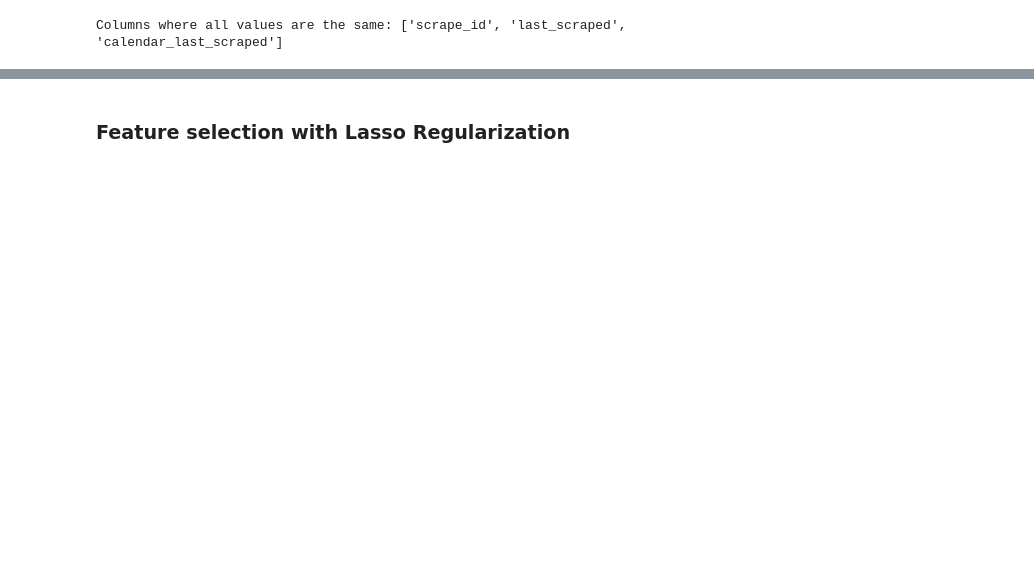
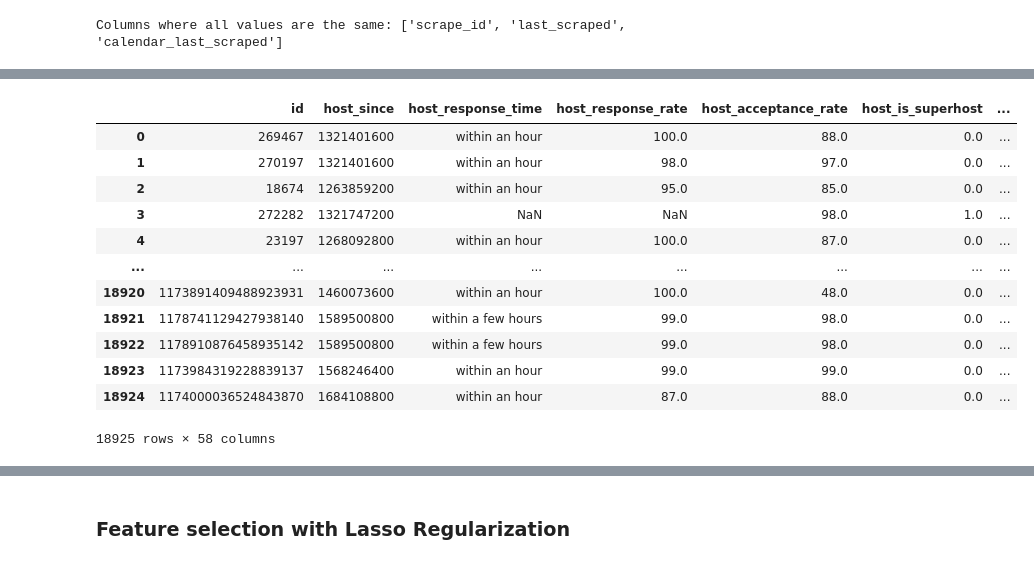
Before and after one commit to christianp12/Data-Driven-Exploration-of-Airbnb-Listings-Price, a Jupyter notebook: listings preprocessing.ipynb, the cells around one changed output, grey strips where cells are left out. Drawn from its saved outputs; the diff is of its cells as text; code cells hidden in the pictures; blank space fills up the shorter version.

Commit message:
listings preprocessing update

```diff
--- a/listings preprocessing.ipynb
+++ b/listings preprocessing.ipynb
@@ -72,3 +104,19 @@ amenities_dummies = pd.read_csv('amenities.csv')
 # %%
 # Concatenate the original DataFrame (excluding the old 'amenities' column) with the new boolean features
-listings = pd.concat([listings.drop(columns=['amenities']), amenities_dummies], axis=1)
+listings = pd.concat([listings.drop(columns=['amenities']), amenities_final], axis=1)
+
+listings
+# %% [output]
+|  | id | host_since | host_response_time | host_response_rate | host_acceptance_rate | host_is_superhost | ... |
+| 0 | 269467 | 1321401600 | within an hour | 100.0 | 88.0 | 0.0 | ... |
+| 1 | 270197 | 1321401600 | within an hour | 98.0 | 97.0 | 0.0 | ... |
+| 2 | 18674 | 1263859200 | within an hour | 95.0 | 85.0 | 0.0 | ... |
+| 3 | 272282 | 1321747200 | NaN | NaN | 98.0 | 1.0 | ... |
+| 4 | 23197 | 1268092800 | within an hour | 100.0 | 87.0 | 0.0 | ... |
+| ... | ... | ... | ... | ... | ... | ... | ... |
+| 18920 | 1173891409488923931 | 1460073600 | within an hour | 100.0 | 48.0 | 0.0 | ... |
+| 18921 | 1178741129427938140 | 1589500800 | within a few hours | 99.0 | 98.0 | 0.0 | ... |
+| 18922 | 1178910876458935142 | 1589500800 | within a few hours | 99.0 | 98.0 | 0.0 | ... |
+| 18923 | 1173984319228839137 | 1568246400 | within an hour | 99.0 | 99.0 | 0.0 | ... |
+| 18924 | 1174000036524843870 | 1684108800 | within an hour | 87.0 | 88.0 | 0.0 | ... |
+18925 rows × 58 columns
```
Also changed, not shown: parts of 18 cells of this notebook, 3 other files.
